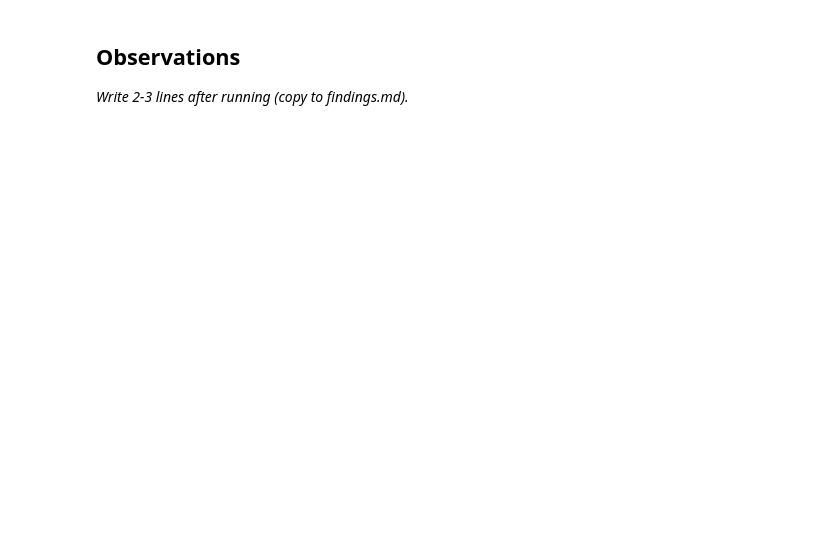
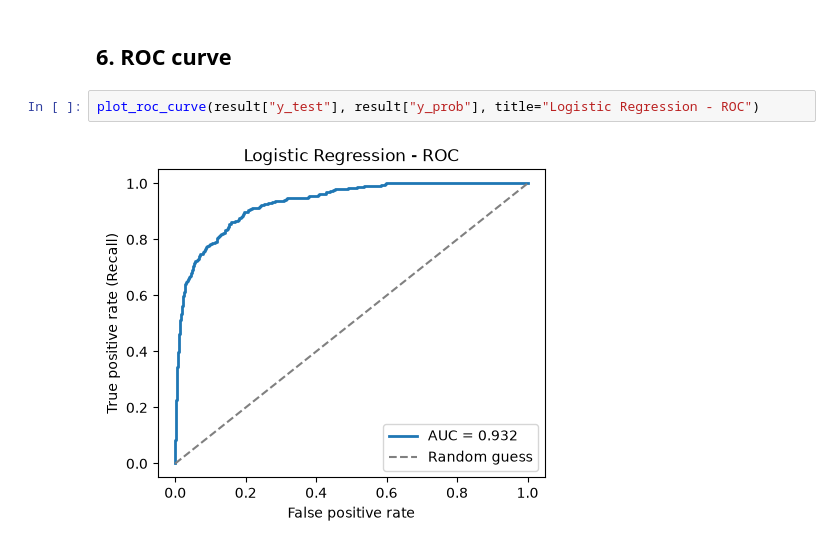
Before and after one commit to csrathour83/credit-card-churn-prediction-ML-A2, a Jupyter notebook: notebooks/01_logistic_regression.ipynb, the cells around one changed output. Cells and saved outputs as stored; diff of their text form; blank space fills up the shorter version.

Commit message:
Train logistic regression baseline
- Labeled confusion matrix and ROC curve helpers in common.py
- 01 notebook: metrics, overfitting check, coefficients, class-weight experiment

```diff
--- a/notebooks/01_logistic_regression.ipynb
+++ b/notebooks/01_logistic_regression.ipynb
@@ -35,3 +94,6 @@ print(classification_report(result["y_test"], result["y_pred"], target_names=CLA
-# %% [markdown]
-## Observations
-_Write 2-3 lines after running (copy to findings.md)._
+# %% [markdown]
+## 6. ROC curve
+# %%
+plot_roc_curve(result["y_test"], result["y_prob"], title="Logistic Regression - ROC")
+# %% [output]
+[figure, added]
```
Also changed, not shown: parts of 25 cells of this notebook, 4 other files.
